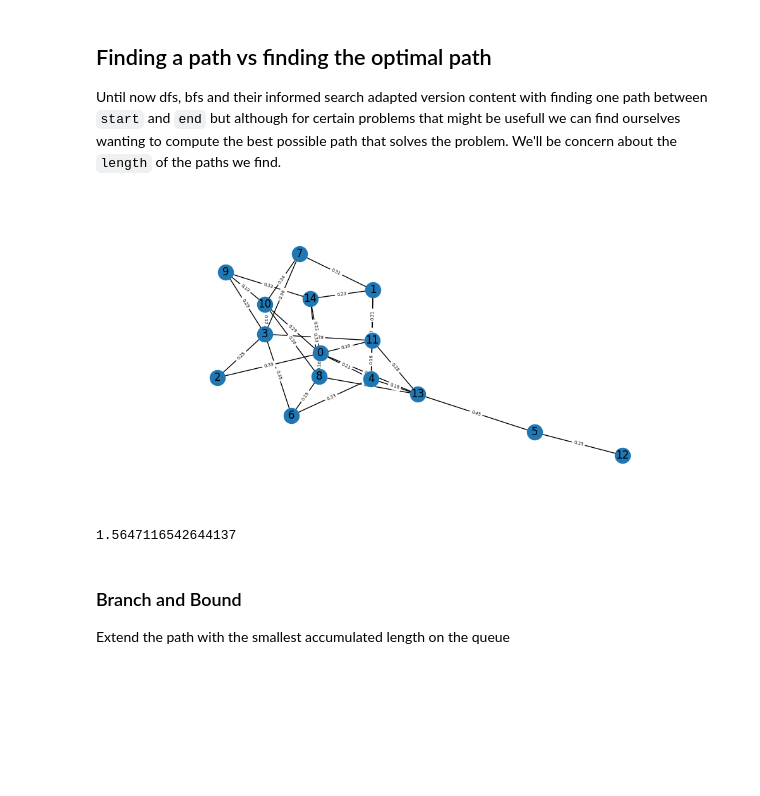
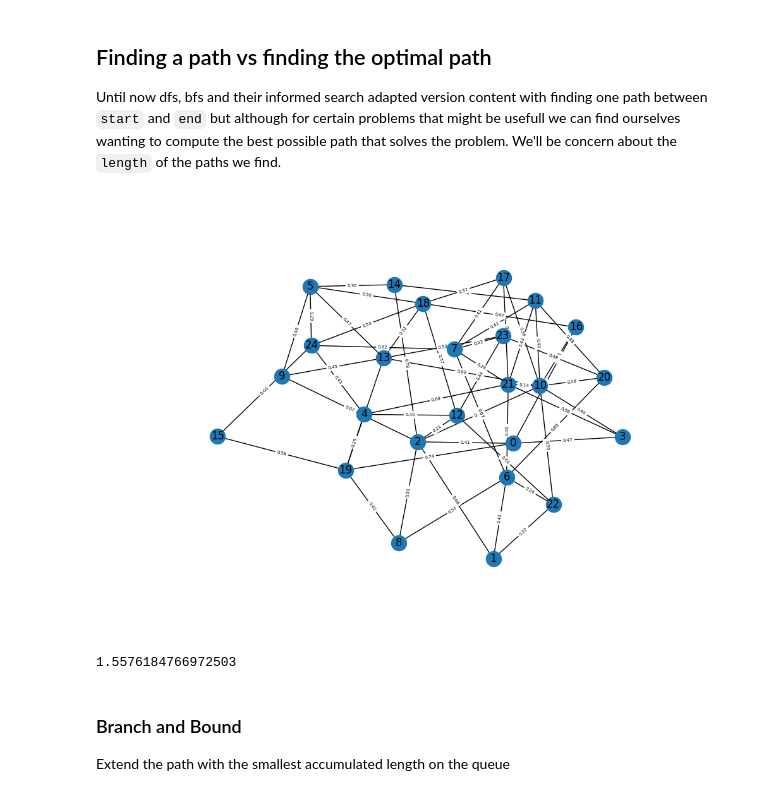
Before and after one commit to MaximoRdz/ARTIFICIAL-INTELLIGENCE, a Jupyter notebook: lab1-Searching-Heuristics/graph_networks.ipynb, the cells around one changed output. Cells and saved outputs as stored; diff of their text form; code cells hidden in the pictures; blank space fills up the shorter version.

```diff
--- a/lab1-Searching-Heuristics/graph_networks.ipynb
+++ b/lab1-Searching-Heuristics/graph_networks.ipynb
@@ -91,8 +91,8 @@ plt.show()
 # %% [output]
 [figure]
 # %%
-G = nx.erdos_renyi_graph(15, 0.25, seed=42)
-positions = nx.spring_layout(G)
+G = nx.erdos_renyi_graph(25, 0.2, seed=195)
+positions = nx.spring_layout(G, seed=123)
 fig, ax = plt.subplots()
 ax.axis("off")
 nx.draw_networkx(G, pos=positions, ax=ax)
@@ -102,5 +102,5 @@ plt.show()
 # %%
-start, end = 2, 12
+start, end = 0, 5
 explored_paths = dfs(G, start, end)
 # %%
 fig, ax = plt.subplots()
@@ -266,13 +266,13 @@ for edge in G.edges():
     G.edges[edge]["weight"] = distance
     edge_labels[edge] = f"{distance:.2f}"
 # %%
-fig, ax = plt.subplots(figsize=(10, 5))
+fig, ax = plt.subplots(figsize=(10, 7))
 ax.axis("off")
 nx.draw_networkx(G, pos=positions, ax=ax)
 nx.draw_networkx_edge_labels(G, pos=positions, edge_labels=edge_labels, font_size=5, ax=ax)
 plt.show()
 # %% [output]
-[figure, old version]
+[figure, new version]
 # %%
 def path_length(G, path):
     edges_list = [(a, b) for a, b in zip(path[:-1], path[1:])]
@@ -280,7 +280,7 @@ def path_length(G, path):
 
 path_length(G, explored_paths_beam_search[-1])
 # %% [output]
-1.5647116542644137
+1.5576184766972503
 # %% [markdown]
 ### Branch and Bound
 Extend the path with the smallest accumulated length on the queue
```
Also changed, not shown: parts of 13 cells of this notebook.
